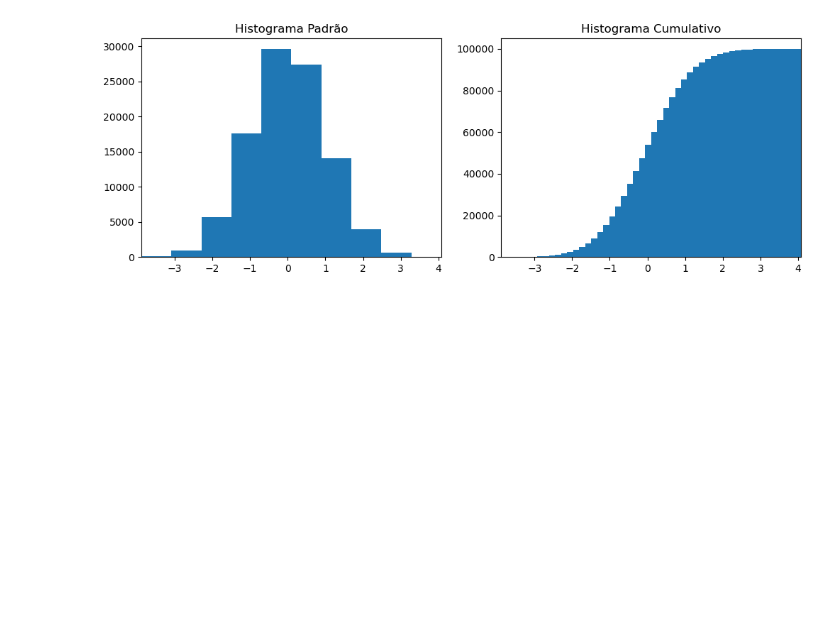
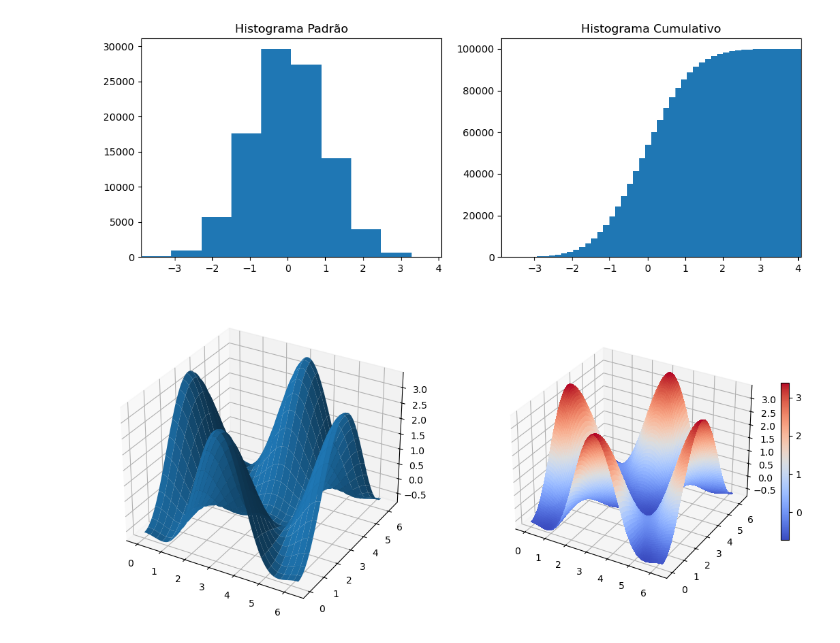
Before and after one commit to leandroclv/DSA_Python, a Jupyter notebook: POO/Matplot.ipynb, the cells around one changed output. Cells and saved outputs as stored; diff of their text form; code cells hidden in the pictures; blank space fills up the shorter version.

```diff
--- a/POO/Matplot.ipynb
+++ b/POO/Matplot.ipynb
@@ -271,0 +275,30 @@ axes[1].set_xlim((min(n), max(n)));
+# %%
+#Dados
+alpha = 0.7
+phi_ext = 2 * np.pi * 0.5
+
+#Função para um mapa de cores
+def ColorMap(phi_m, phi_p):
+    return (+alpha - 2 * np.cos(phi_p) * cos(phi_m) - alpha * np.cos(phi_ext - 2 * phi_p))
+
+#Mais dados
+phi_m = np.linspace(0, 2 * np.pi, 100)
+phi_p = np.linspace(0, 2 * np.pi, 100)
+x,y = np.meshgrid(phi_p, phi_m)
+z = ColorMap(x,y).T
+# %%
+#Cria a figura
+fig = plt.figure(figsize = (14,6))
+
+#Adiciona o subplot 1 com projeção 3d
+ax = fig.add_subplot(1,2,1,projection='3d')
+p = ax.plot_surface(x,y,z,rstride=4, cstride=4,linewidth=0)
+
+#Adiciona o subplot 2 com projeção 3d
+ax = fig.add_subplot(1,2,2,projection='3d')
+p = ax.plot_surface(x,y,z,rstride=1, cstride=1,cmap=cm.coolwarm, linewidth=0, antialiased=False)
+
+#Cria a barra de cores como legenda
+cb=fig.colorbar(p, shrink=0.5)
+# %% [output]
+[figure, added]
```
Also changed, not shown: parts of 2 cells of this notebook.
